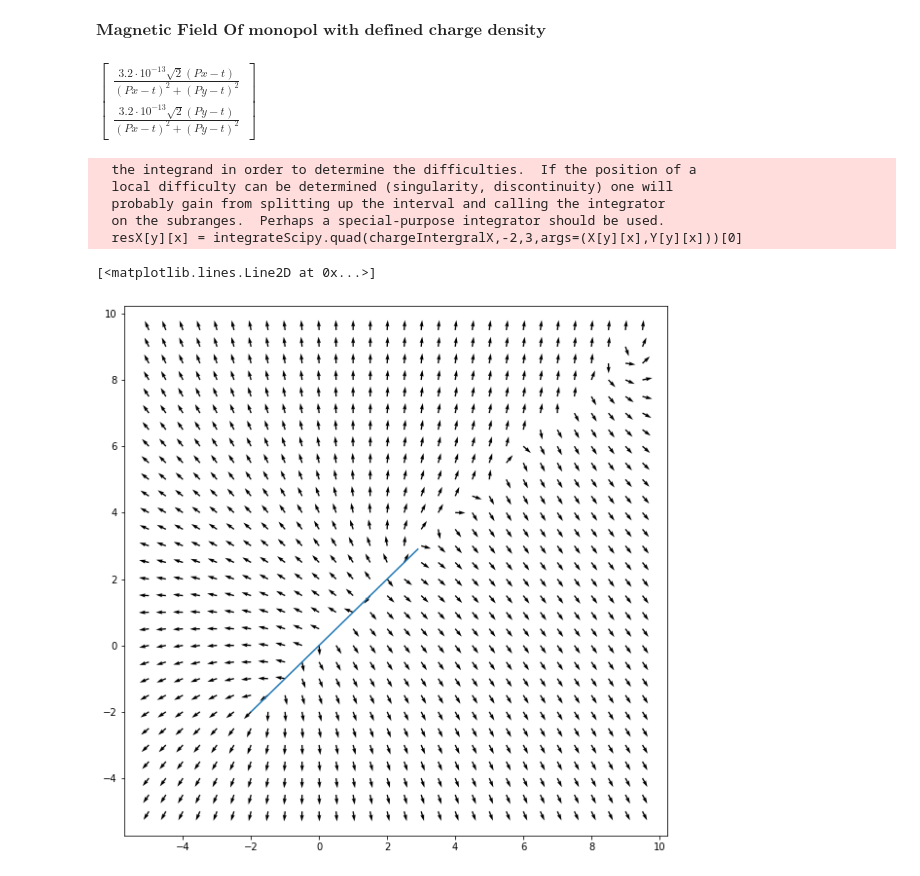
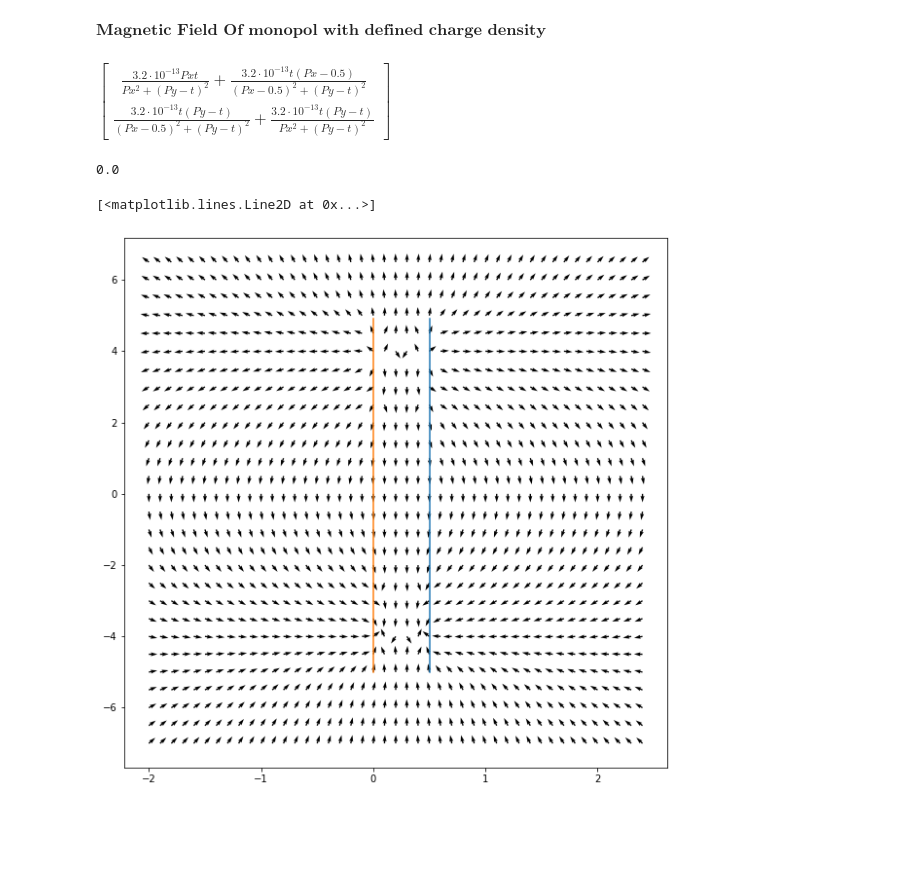
Before and after one commit to invisibleverity200/Elektrotechnik, a Jupyter notebook: ElectricField.ipynb, the cells around one changed output. Cells and saved outputs as stored; diff of their text form; code cells hidden in the pictures; blank space fills up the shorter version.

```diff
--- a/ElectricField.ipynb
+++ b/ElectricField.ipynb
@@ -383,52 +383,71 @@ integrateScipy.quad(arclengthValue,startT, endT)[0]
 # %% [markdown]
 $\textbf{Magnetic Field Of monopol with defined charge density}$
 # %%
-pathX, pathY, Px, Py, dQ, t = symbols('pathX pathY Px Py dQ t', real=True)
+pathX, pathY,pathX2,pathY2, Px, Py, dQ, t = symbols('pathX pathY pathX2 pathY2 Px Py dQ t', real=True)
 
 
-dQ = 1.6e-16*2000
-pathX = t
+dQ = 1.6e-16*2000 * t
+pathX = 0.5
 pathY = t
+pathX2 = 0
+pathY2 = t
 
 P = Matrix([Px,Py])
 S = Matrix([pathX, pathY])
+S2 = Matrix([pathX2,pathY2])
 
-chargeIntergral = ((dQ/ (P-S).norm()**2 * (P-S)) * simplify(diff(S,t)).norm())
+chargeIntergral = ((dQ/ (P-S).norm()**2 * (P-S)) * simplify(diff(S,t)).norm()) + ((dQ/ (P-S2).norm()**2 * (P-S2)) * simplify(diff(S2,t)).norm())
 chargeIntergralX = lambdify((t,Px,Py),chargeIntergral[0],modules='scipy')
 chargeIntergralY = lambdify((t,Px,Py),chargeIntergral[1],modules='scipy')
 
 chargeIntergral
 # %% [output]
-$\displaystyle \left[\begin{matrix}\frac{3.2 \cdot 10^{-13} \sqrt{2} \left(Px - t\right)}{\left(Px - t\right)^{2} + \left(Py - t\right)^{2}}\\\frac{3.2 \cdot 10^{-13} \sqrt{2} \left(Py - t\right)}{\left(Px - t\right)^{2} + \left(Py - t\right)^{2}}\end{matrix}\right]$
+$\displaystyle \left[\begin{matrix}\frac{3.2 \cdot 10^{-13} Px t}{Px^{2} + \left(Py - t\right)^{2}} + \frac{3.2 \cdot 10^{-13} t \left(Px - 0.5\right)}{\left(Px - 0.5\right)^{2} + \left(Py - t\right)^{2}}\\\frac{3.2 \cdot 10^{-13} t \left(Py - t\right)}{\left(Px - 0.5\right)^{2} + \left(Py - t\right)^{2}} + \frac{3.2 \cdot 10^{-13} t \left(Py - t\right)}{Px^{2} + \left(Py - t\right)^{2}}\end{matrix}\right]$
 # %%
+startT = -5
+endT = 5
+
 def integrateNum(X,Y):
-    resX, resY = np.meshgrid(np.linspace(0,1,num=len(X)),np.linspace(0,1,num=len(Y)))
+    resX, resY = np.meshgrid(np.linspace(0,1,num=len(X[0])),np.linspace(0,1,num=len(Y)))
     for y in range(0,len(Y)):
-        for x in range(0,len(X)):
-            resX[y][x] = integrateScipy.quad(chargeIntergralX,-2,3,args=(X[y][x],Y[y][x]))[0]
-            resY[y][x] = integrateScipy.quad(chargeIntergralY,-2,3*np.pi,args=(X[y][x],Y[y][x]))[0]
+        for x in range(0,len(X[0])):
+            resX[y][x] = integrateScipy.quad(chargeIntergralX,startT,endT,args=(X[y][x],Y[y][x]))[0]
+            resY[y][x] = integrateScipy.quad(chargeIntergralY,startT,endT,args=(X[y][x],Y[y][x]))[0]
     return np.array([resX,resY])
 
-X,Y = np.meshgrid(np.arange(-5,10,.5),np.arange(-5,10,.5))
-tI = np.arange(-2,3,0.1)
+tI = np.arange(startT,endT,0.1)
+initI = np.ones(len(tI))
+
+pathXG,pathYG,pathXG2,pathYG2 = initI,initI,initI,initI
+
+pathXG = lambdify((t),pathX)(tI)
+pathYG =  lambdify((t),pathY)(tI)
+
+pathXG2 = lambdify((t),pathX2)(tI)
+pathYG2 =  lambdify((t),pathY2)(tI)
+
+pathXG = pathXG if type(pathXG).__module__ == np.__name__ else initI*pathXG
+pathYG = pathYG if type(pathYG).__module__ == np.__name__ else initI*pathYG
+pathXG2 = pathXG2 if type(pathXG2).__module__ == np.__name__ else initI*pathXG2
+pathYG2 = pathYG2 if type(pathYG2).__module__ == np.__name__ else initI*pathYG2
+
+print(np.min(pathXG2))
+X,Y = np.meshgrid(np.arange(min(min(pathXG),min(pathXG2))-2,max(max(pathXG),max(pathXG2))+2,.1),np.arange(min(min(pathYG),min(pathYG2))-2,max(max(pathYG),max(pathYG2))+2,.5))
+
 electricfield = (1/(4*3.14159265359*8.854e-12)) * integrateNum(X,Y)
-pathXG = tI
-pathYG = tI
 
 plt.figure(figsize=(10,10))
 
 ax = plt.subplot()
 
 electricXNorm = electricfield[0] / np.sqrt(electricfield[0]**2 + electricfield[1]**2)
 electricYNorm = electricfield[1] / np.sqrt(electricfield[0]**2 + electricfield[1]**2)
 
 ax.quiver(X,Y,electricXNorm,electricYNorm)
 ax.plot(pathXG,pathYG)
+ax.plot(pathXG2,pathYG2)
+#ax.streamplot(X,Y,electricXNorm,electricYNorm, color='black', linewidth=0.5, cmap=plt.cm.inferno,density=.5, arrowstyle='->', arrowsize=1)
 # %% [output]
-  the integrand in order to determine the difficulties.  If the position of a
-  local difficulty can be determined (singularity, discontinuity) one will
-  probably gain from splitting up the interval and calling the integrator
-  on the subranges.  Perhaps a special-purpose integrator should be used.
-  resX[y][x] = integrateScipy.quad(chargeIntergralX,-2,3,args=(X[y][x],Y[y][x]))[0]
+0.0
 [<matplotlib.lines.Line2D at 0x...>]
-[figure, old version]
+[figure, new version]
```
